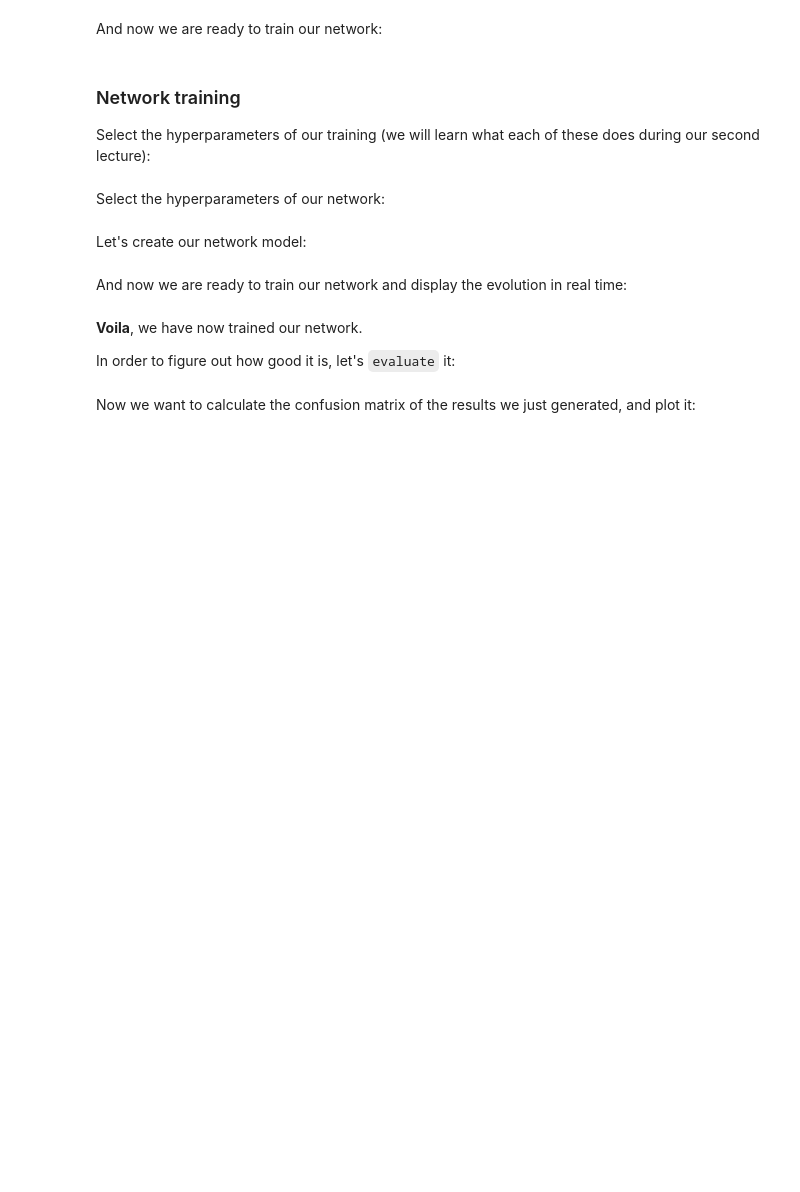
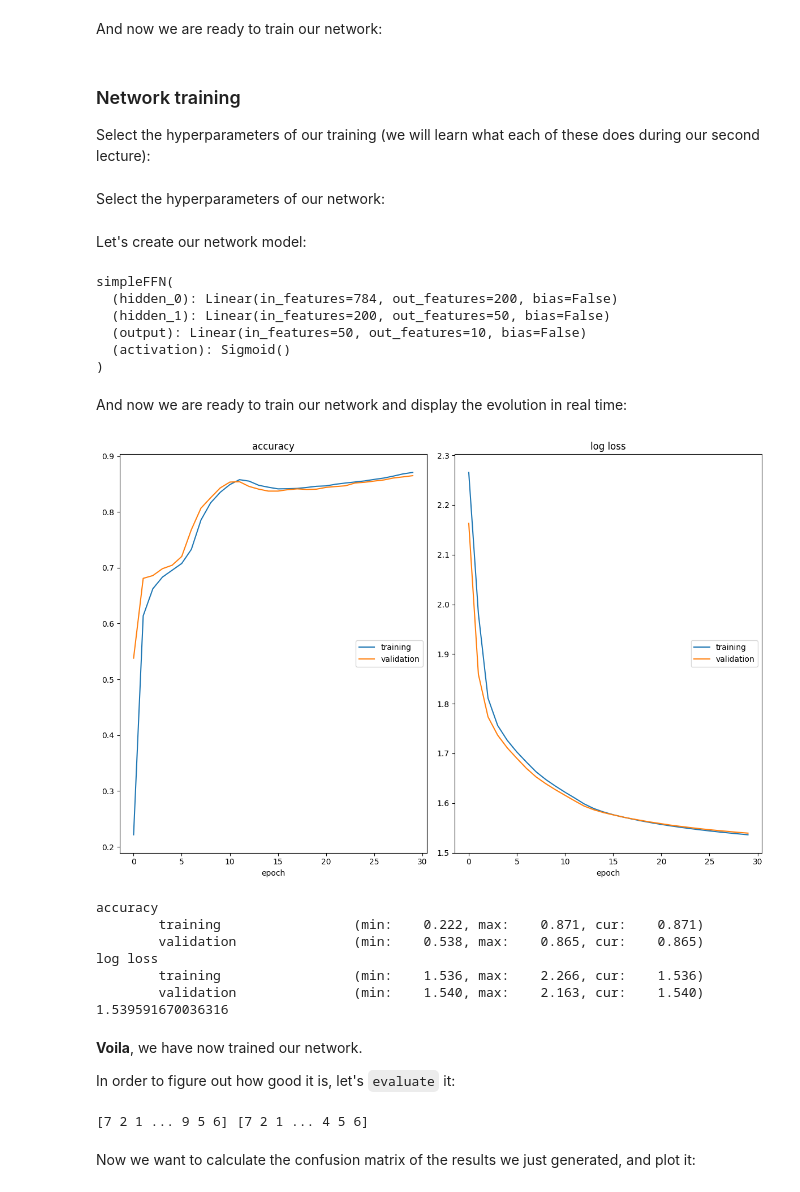
Before and after one commit to ada-jw1125/deep_learning, a Jupyter notebook: Day01-Intro_DL_FFNs_and_Colab/Day01-Intro_DL_FFNs_and_Colab_morning_codealong.ipynb, the cells around one changed output. Drawn from its saved outputs; the diff is of its cells as text; code cells hidden in the pictures; blank space fills up the shorter version.

```diff
--- a/Day01-Intro_DL_FFNs_and_Colab/Day01-Intro_DL_FFNs_and_Colab_morning_codealong.ipynb
+++ b/Day01-Intro_DL_FFNs_and_Colab/Day01-Intro_DL_FFNs_and_Colab_morning_codealong.ipynb
@@ -709,22 +711,29 @@ def train_loop(model, seed, lr, momentum, batch_size, test_batch_size, n_epochs)
 
 Select the hyperparameters of our training (we will learn what each of these does during our second lecture):
 # %%
-seed = ## ## keep at that if you want to get almost the exact same results (down to numerical precision I guess)
-lr = ##
-momentum = ##
-batch_size = ##
-test_batch_size = ##
-n_epochs = ##
+seed = 42 ## keep at that if you want to get almost the exact same results (down to numerical precision I guess)
+lr = 1e-2 ## Learning Rate
+momentum = 0.9 ## 在梯度下降中加入“惯性”，减少震荡，加快收敛
+batch_size = 64 ## 每次训练迭代使用多少样本
+test_batch_size = 1000 ## 测试或验证时每次处理多少样本
+n_epochs = 30 ## 训练多少个完整的轮次（遍历整个训练集的次数）
 # %% [markdown]
 Select the hyperparameters of our network:
 # %%
-num_hidden = ##   # number of neurons in each hidden layer - in this case, we use 2 hidden layers: hidden_0 with 200 neurons and hidden_1 with 50 neurons
-bias = ##         # no bias
-activation = ##   # sigmoid activation function
+num_hidden = (200, 50)   # number of neurons in each hidden layer - in this case, we use 2 hidden layers: hidden_0 with 200 neurons and hidden_1 with 50 neurons
+bias = False         # no bias
+activation = nn.Sigmoid   # sigmoid activation function
 # %% [markdown]
 Let's create our network model:
 # %%
-model = ##
+model = create_model(num_hidden=num_hidden, bias=bias, activation=activation)
 print(model)
+# %% [output]
+simpleFFN(
+  (hidden_0): Linear(in_features=784, out_features=200, bias=False)
+  (hidden_1): Linear(in_features=200, out_features=50, bias=False)
+  (output): Linear(in_features=50, out_features=10, bias=False)
+  (activation): Sigmoid()
+)
 # %% [markdown]
 And now we are ready to train our network and display the evolution in real time:
@@ -733,10 +740,23 @@ train_loader, validation_loader, test_loader = ##
+# %%
+train_loader, validation_loader, test_loader = train_loop(model, seed, lr, momentum, batch_size, test_batch_size, n_epochs)
+# %% [output]
+[figure, added]
+accuracy
+        training                 (min:    0.222, max:    0.871, cur:    0.871)
+        validation               (min:    0.538, max:    0.865, cur:    0.865)
+log loss
+        training                 (min:    1.536, max:    2.266, cur:    1.536)
+        validation               (min:    1.540, max:    2.163, cur:    1.540)
+1.539591670036316
 # %% [markdown]
 **Voila**, we have now trained our network.
 
 In order to figure out how good it is, let's `evaluate` it:
 # %%
-y_pred, y_gt = ##
+y_pred, y_gt = evaluate(model, test_loader)
 print(y_pred, y_gt)
+# %% [output]
+[7 2 1 ... 9 5 6] [7 2 1 ... 4 5 6]
 # %% [markdown]
 Now we want to calculate the confusion matrix of the results we just generated, and plot it:
 # %%
```
Also changed, not shown: parts of 7 cells of this notebook.
